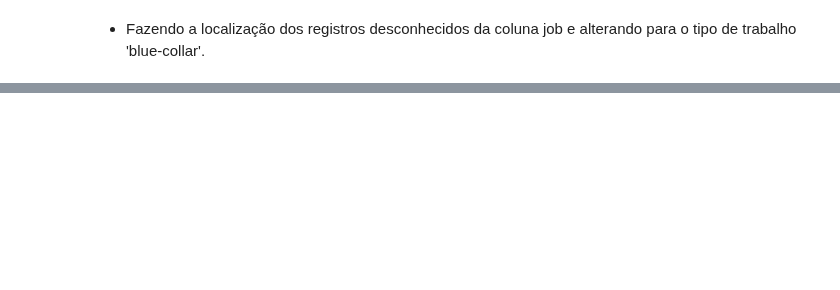
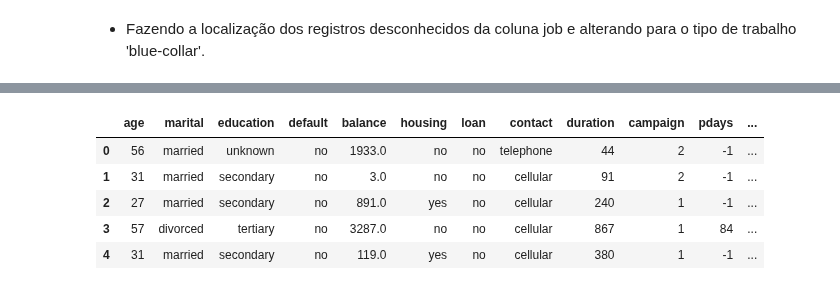
Before and after one commit to AyrtonCossuol/boston-test-dataset-analysis, a Jupyter notebook: mentoria_laborem/Modulo_2/Modulo_2.ipynb, the cells around one changed output, grey strips where cells are left out. Cells and saved outputs as stored; diff of their text form; code cells hidden in the pictures; blank space fills up the shorter version.

```diff
--- a/mentoria_laborem/Modulo_2/Modulo_2.ipynb
+++ b/mentoria_laborem/Modulo_2/Modulo_2.ipynb
@@ -328,0 +395,4 @@ array(['admin.', 'blue-collar', 'services', 'management', 'technician',
+# %%
+ohe = OneHotEncoder(sparse = False)
+data_transform = pd.DataFrame(ohe.fit_transform(data_treino["job"].to_frame()), columns = "job_" + np.sort(data_treino["job"].unique()))
+data_transform.head()
@@ -328,0 +420,21 @@ array(['admin.', 'blue-collar', 'services', 'management', 'technician',
+# %%
+data_treino['job_admin.'] = data_transform['job_admin.']
+data_treino['job_blue-collar'] = data_transform['job_blue-collar']
+data_treino['job_entrepreneur'] = data_transform['job_entrepreneur']
+data_treino['job_housemaid'] = data_transform['job_housemaid']
+data_treino['job_management'] = data_transform['job_management']
+data_treino['job_retired'] = data_transform['job_retired']
+data_treino['job_self-employed'] = data_transform['job_self-employed']
+data_treino['job_services'] = data_transform['job_services']
+data_treino['job_student'] = data_transform['job_student']
+data_treino['job_technician'] = data_transform['job_technician']
+data_treino['job_unemployed'] = data_transform['job_unemployed']
+# %%
+data_treino.head()
+# %% [output]
+|  | age | marital | education | default | balance | housing | loan | contact | duration | campaign | pdays | ... |
+| 0 | 56 | married | unknown | no | 1933.0 | no | no | telephone | 44 | 2 | -1 | ... |
+| 1 | 31 | married | secondary | no | 3.0 | no | no | cellular | 91 | 2 | -1 | ... |
+| 2 | 27 | married | secondary | no | 891.0 | yes | no | cellular | 240 | 1 | -1 | ... |
+| 3 | 57 | divorced | tertiary | no | 3287.0 | no | no | cellular | 867 | 1 | 84 | ... |
+| 4 | 31 | married | secondary | no | 119.0 | yes | no | cellular | 380 | 1 | -1 | ... |
```
Also changed, not shown: parts of 19 cells of this notebook.
